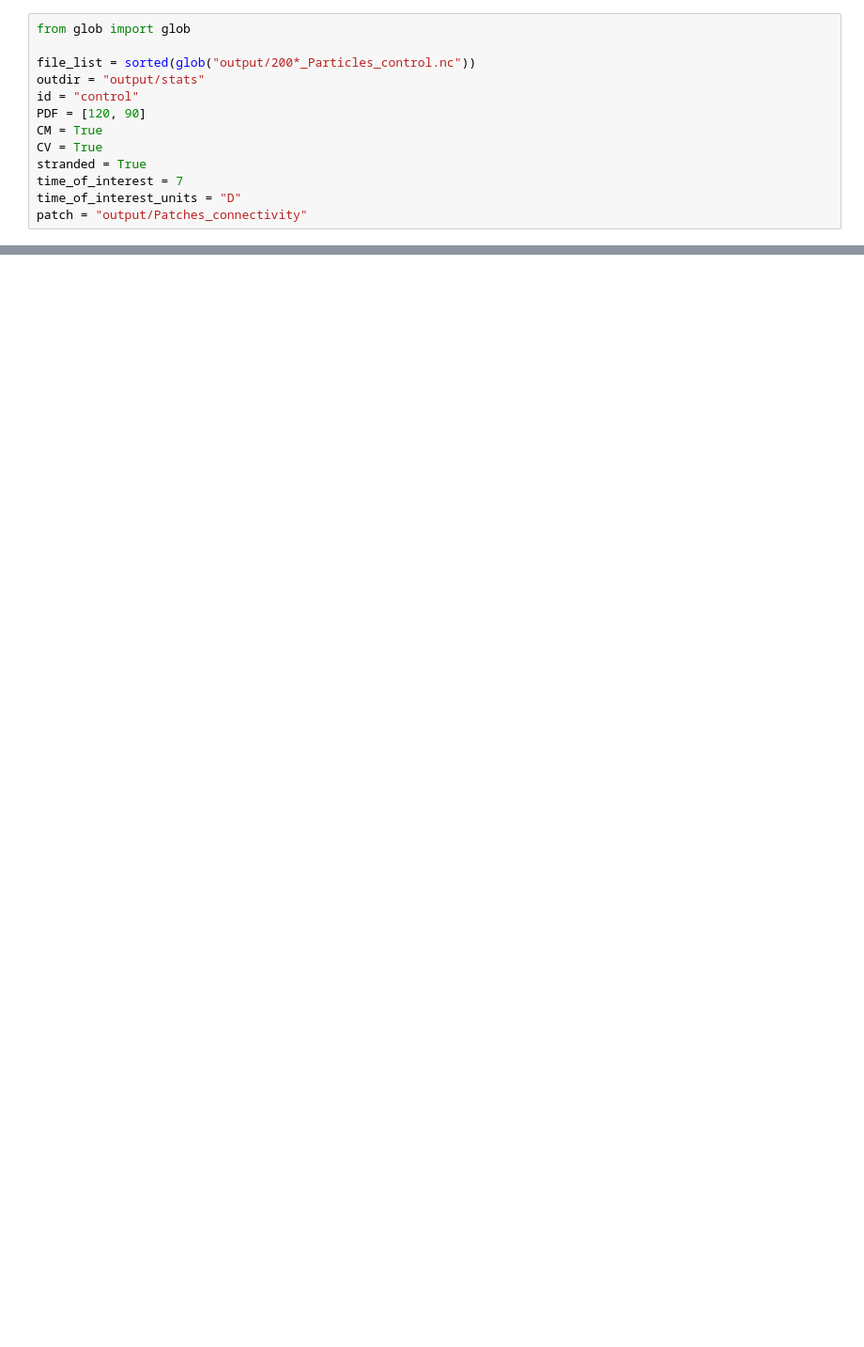
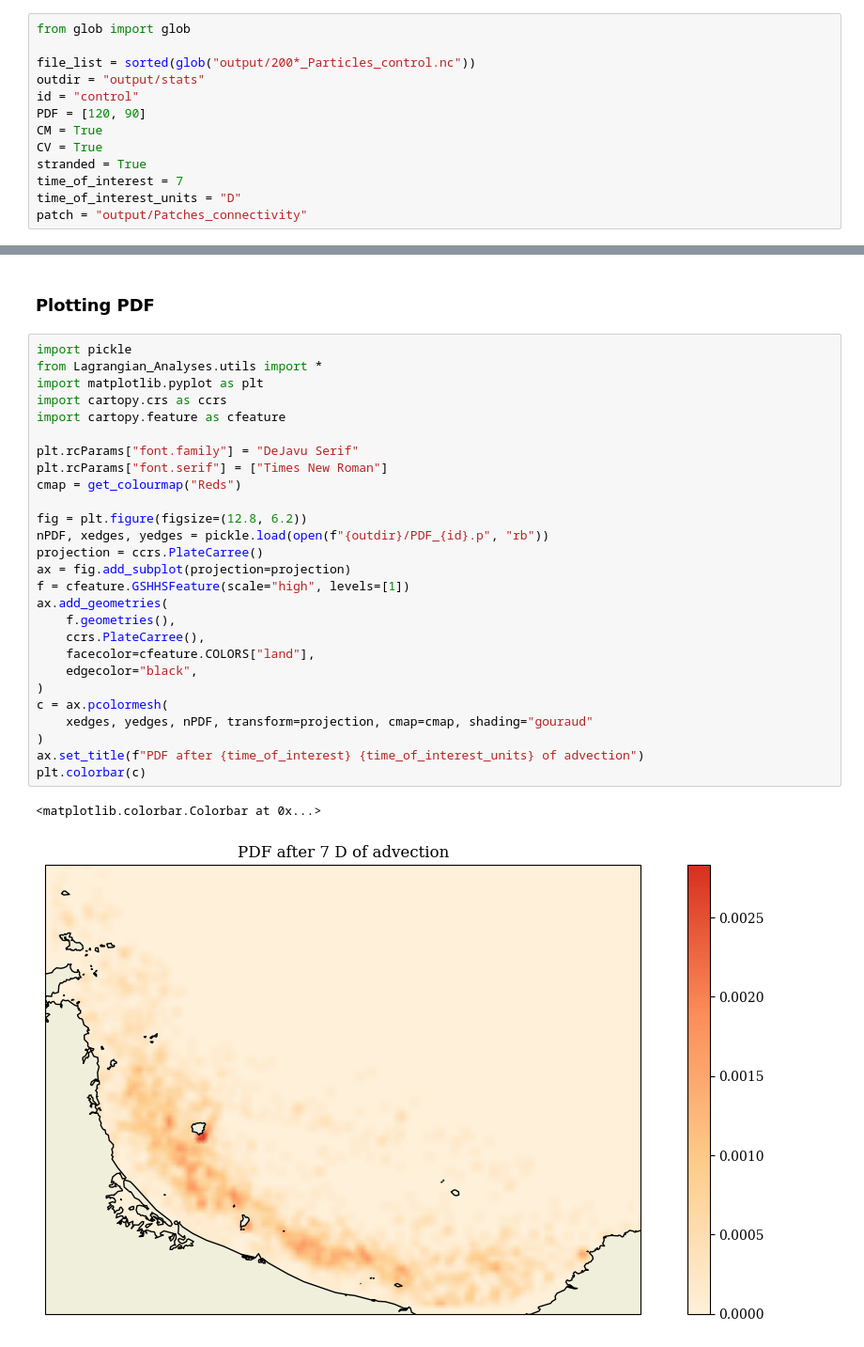
Before and after one commit to MireyaMMO/Lagrangian_Analyses, a Jupyter notebook: notebooks/02_lagrangian_statistics.ipynb, the cells around one changed output, grey strips where cells are left out. Shown: that part at 94% size. Saved outputs shown, nothing was run; the diff lists cells and outputs as text; blank space fills up the shorter version.

```diff
--- a/notebooks/02_lagrangian_statistics.ipynb
+++ b/notebooks/02_lagrangian_statistics.ipynb
@@ -56,0 +91,32 @@ FileNotFoundError: [Errno 2] No such file or directory: 'output/stats//PDF_contr
+# %% [markdown]
+### Plotting PDF
+# %%
+import pickle
+from Lagrangian_Analyses.utils import *
+import matplotlib.pyplot as plt
+import cartopy.crs as ccrs
+import cartopy.feature as cfeature
+
+plt.rcParams["font.family"] = "DeJavu Serif"
+plt.rcParams["font.serif"] = ["Times New Roman"]
+cmap = get_colourmap("Reds")
+
+fig = plt.figure(figsize=(12.8, 6.2))
+nPDF, xedges, yedges = pickle.load(open(f"{outdir}/PDF_{id}.p", "rb"))
+projection = ccrs.PlateCarree()
+ax = fig.add_subplot(projection=projection)
+f = cfeature.GSHHSFeature(scale="high", levels=[1])
+ax.add_geometries(
+    f.geometries(),
+    ccrs.PlateCarree(),
+    facecolor=cfeature.COLORS["land"],
+    edgecolor="black",
+)
+c = ax.pcolormesh(
+    xedges, yedges, nPDF, transform=projection, cmap=cmap, shading="gouraud"
+)
+ax.set_title(f"PDF after {time_of_interest} {time_of_interest_units} of advection")
+plt.colorbar(c)
+# %% [output]
+<matplotlib.colorbar.Colorbar at 0x...>
+[figure, added]
```
Also changed, not shown: parts of 13 cells of this notebook, 6 other files.
